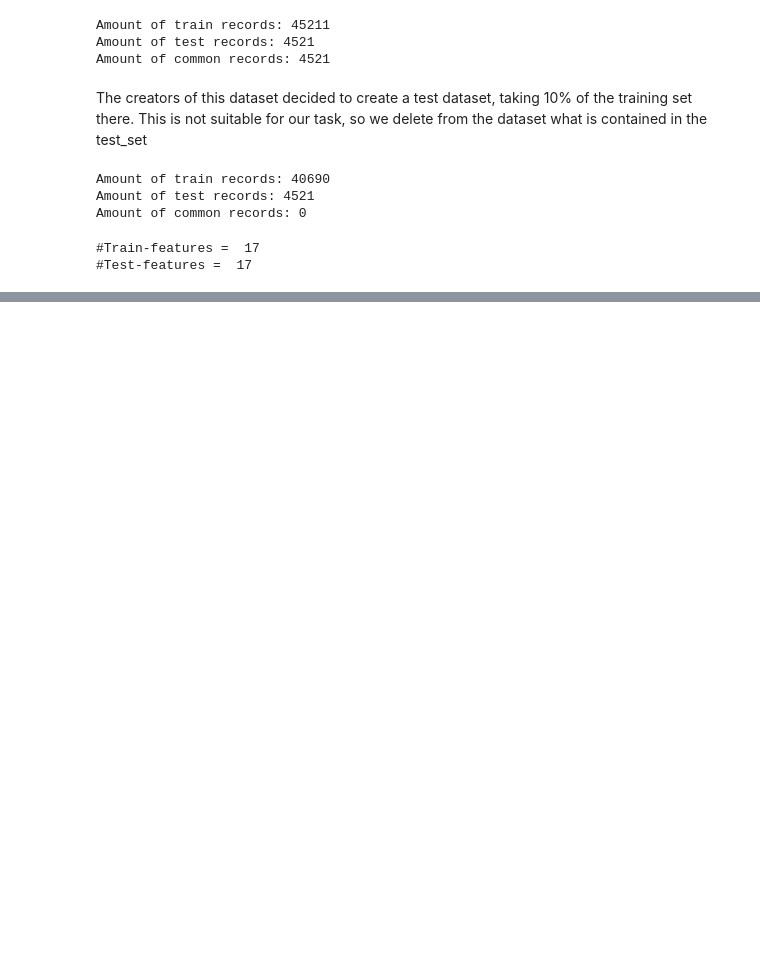
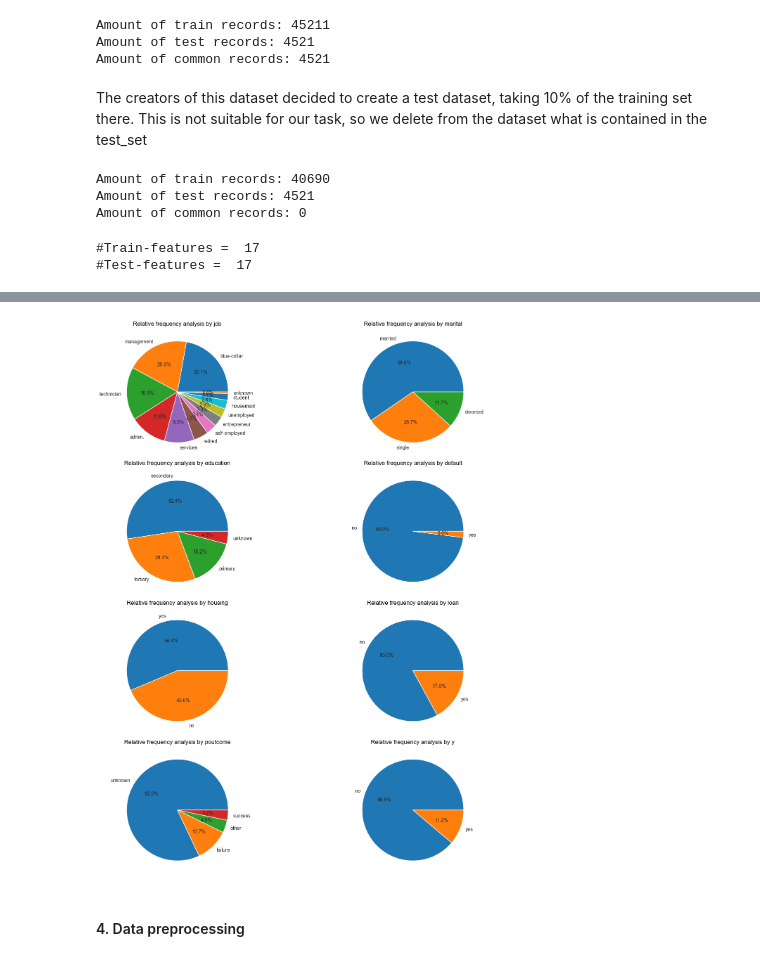
Before and after one commit to AlinaM354276/labs_seminars, a Jupyter notebook: lab04.ipynb, the cells around one changed output, grey strips where cells are left out. Cells and saved outputs as stored; diff of their text form; code cells hidden in the pictures; blank space fills up the shorter version.

```diff
--- a/lab04.ipynb
+++ b/lab04.ipynb
@@ -114,0 +289,7 @@ ModuleNotFoundError: No module named 'scripts.preprocess'
+# %%
+# iteratively pie chart
+dp.iter_piechart(dataset, cat_cols)
+# %% [output]
+[figure, added]
+# %% [markdown]
+#### 4. Data preprocessing
```
Also changed, not shown: parts of 66 cells of this notebook.
